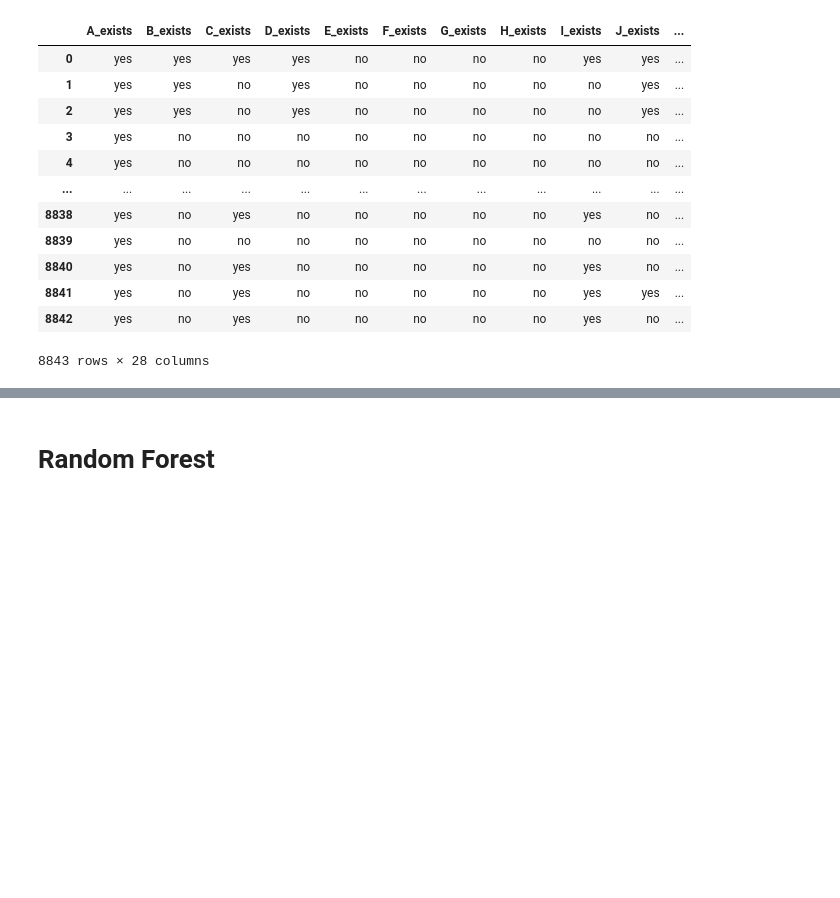
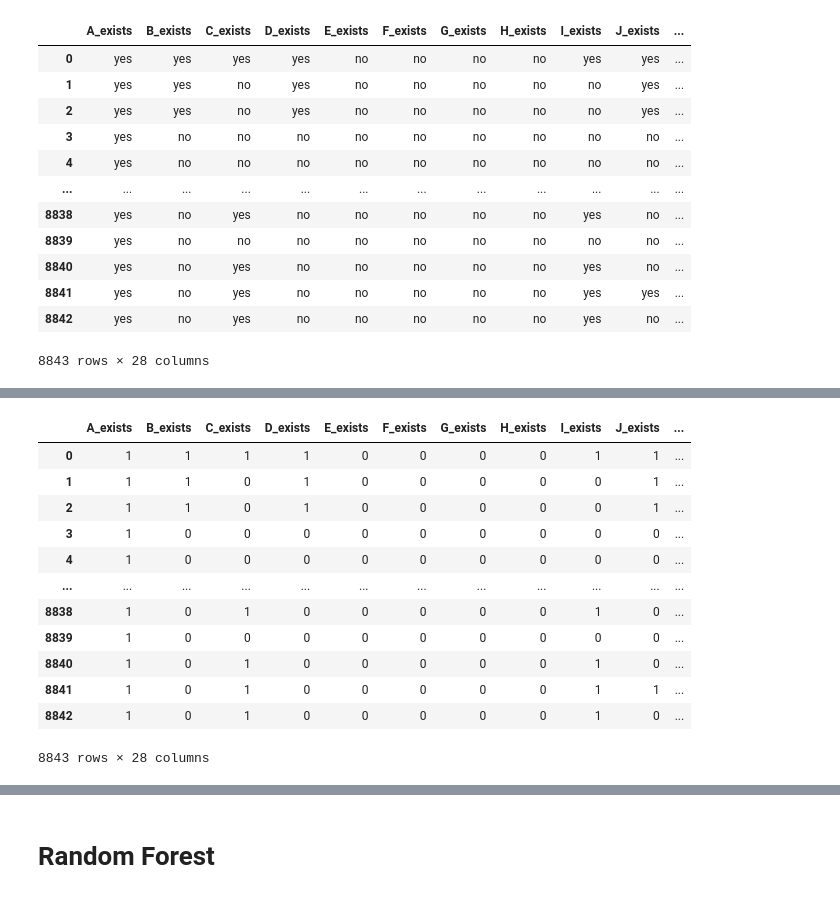
Before and after one commit to PatrykGrzegorek/Decision-tree-biomedical-time-series-classification, a Jupyter notebook: implementation.ipynb, the cells around one changed output, grey strips where cells are left out. Saved outputs shown, nothing was run; the diff lists cells and outputs as text; code cells hidden in the pictures; blank space fills up the shorter version.

```diff
--- a/implementation.ipynb
+++ b/implementation.ipynb
@@ -189,0 +216,18 @@ objects
+# %%
+columns_to_replace = objects.nunique().index
+s_database[columns_to_replace] = s_database[columns_to_replace].replace(('yes', 'no'), (1, 0))
+s_database[columns_to_replace]
+# %% [output]
+|  | A_exists | B_exists | C_exists | D_exists | E_exists | F_exists | G_exists | H_exists | I_exists | J_exists | ... |
+| 0 | 1 | 1 | 1 | 1 | 0 | 0 | 0 | 0 | 1 | 1 | ... |
+| 1 | 1 | 1 | 0 | 1 | 0 | 0 | 0 | 0 | 0 | 1 | ... |
+| 2 | 1 | 1 | 0 | 1 | 0 | 0 | 0 | 0 | 0 | 1 | ... |
+| 3 | 1 | 0 | 0 | 0 | 0 | 0 | 0 | 0 | 0 | 0 | ... |
+| 4 | 1 | 0 | 0 | 0 | 0 | 0 | 0 | 0 | 0 | 0 | ... |
+| ... | ... | ... | ... | ... | ... | ... | ... | ... | ... | ... | ... |
+| 8838 | 1 | 0 | 1 | 0 | 0 | 0 | 0 | 0 | 1 | 0 | ... |
+| 8839 | 1 | 0 | 0 | 0 | 0 | 0 | 0 | 0 | 0 | 0 | ... |
+| 8840 | 1 | 0 | 1 | 0 | 0 | 0 | 0 | 0 | 1 | 0 | ... |
+| 8841 | 1 | 0 | 1 | 0 | 0 | 0 | 0 | 0 | 1 | 1 | ... |
+| 8842 | 1 | 0 | 1 | 0 | 0 | 0 | 0 | 0 | 1 | 0 | ... |
+8843 rows × 28 columns
```
Also changed, not shown: parts of 49 cells of this notebook.
